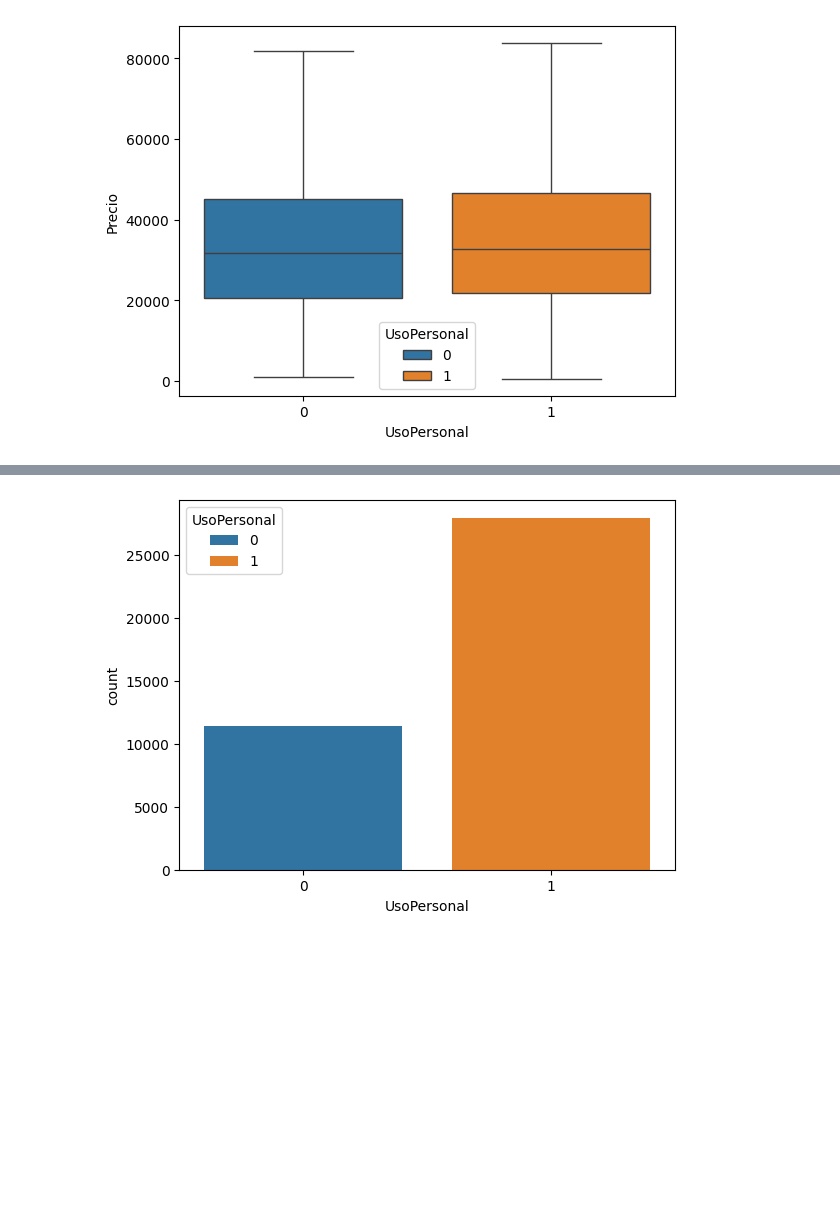
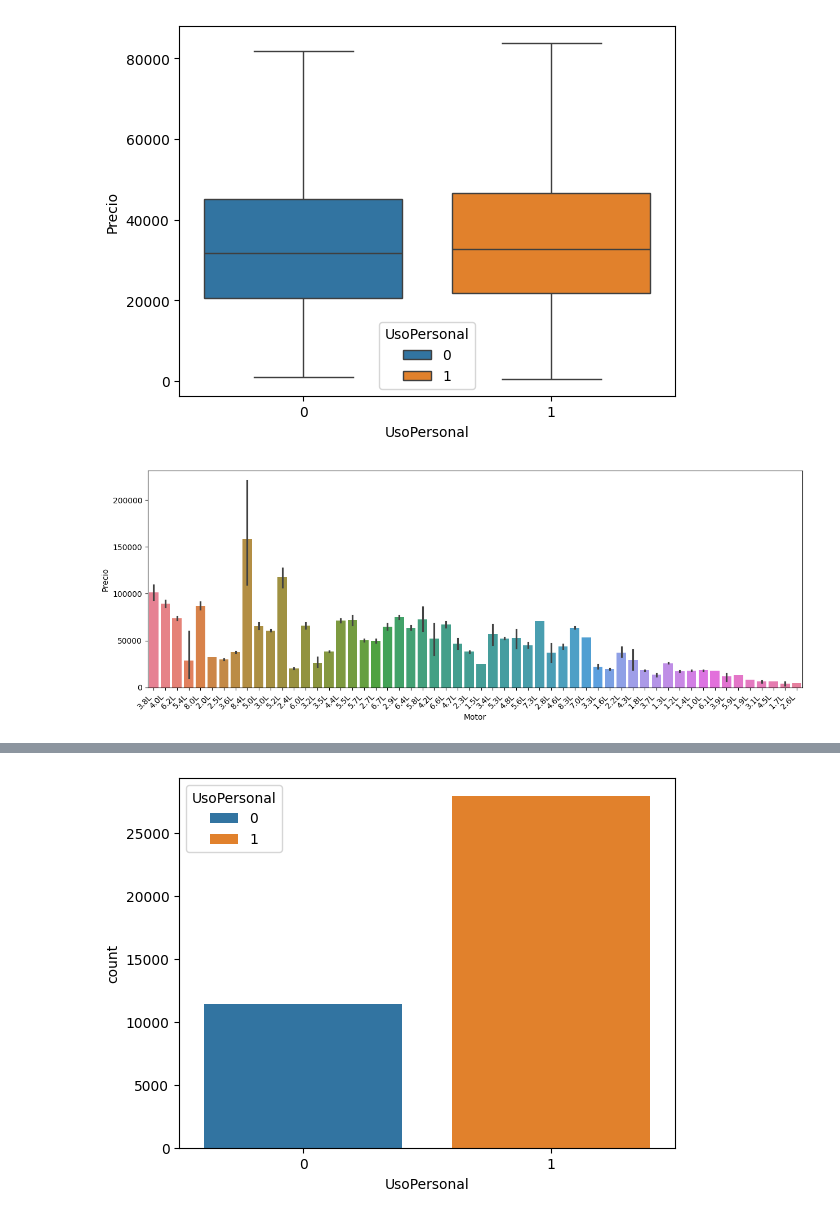
Before and after one commit to emalincic/Primera_Pre-entrega_DS1, a Jupyter notebook: 1er_entregable.ipynb, the cells around one changed output, grey strips where cells are left out. Drawn from its saved outputs; the diff is of its cells as text; code cells hidden in the pictures; blank space fills up the shorter version.

```diff
--- a/1er_entregable.ipynb
+++ b/1er_entregable.ipynb
@@ -234,3 +264,14 @@ sns.boxplot(data=df,
 plt.show()
 # %% [output]
 [figure]
+# %%
+#Se observa cuales son las capacidades de los motores que se colocan en los autos más caros.
+plt.figure(figsize=(15,5))
+sns.barplot(data=df,
+            x='Motor',
+            y='Precio',
+            hue='Motor')
+plt.xticks(rotation=45, ha='right')
+plt.show()
+# %% [output]
+[figure, added]
```
Also changed, not shown: parts of 17 cells of this notebook.
